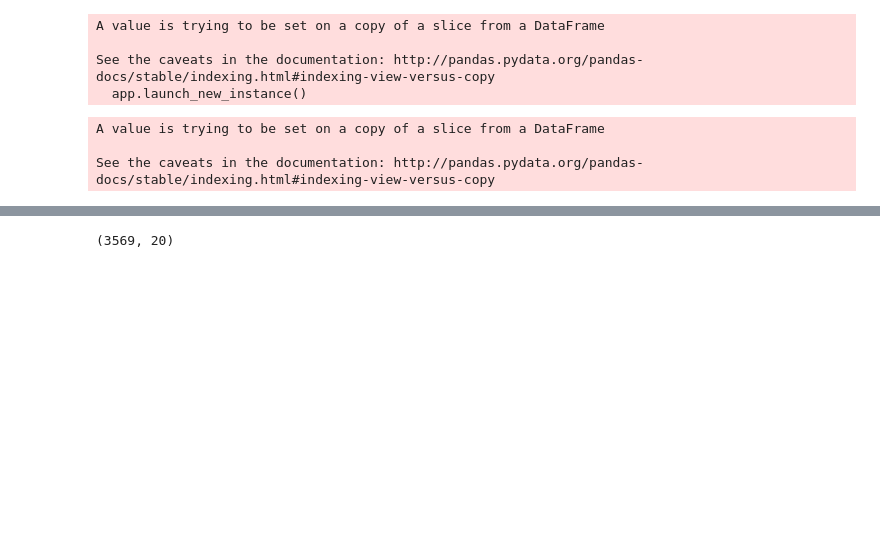
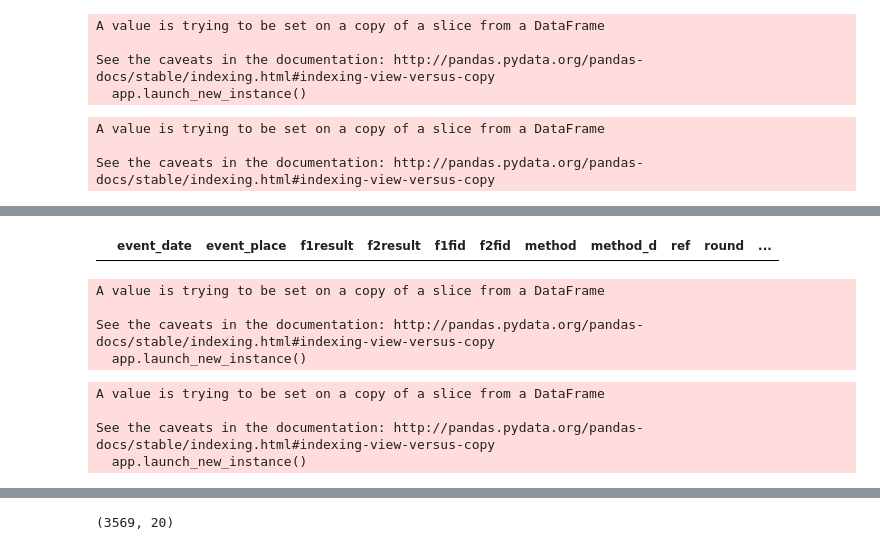
Before and after one commit to michael-j-sanders/DSI-SF-1-msanders2288, a Jupyter notebook: Final Project/UFC_Initial_coding.ipynb, the cells around one changed output, grey strips where cells are left out. Drawn from its saved outputs; the diff is of its cells as text; code cells hidden in the pictures; blank space fills up the shorter version.

```diff
--- a/Final Project/UFC_Initial_coding.ipynb
+++ b/Final Project/UFC_Initial_coding.ipynb
@@ -152,0 +217,4 @@ fights.head()
+# %%
+fights.ix[pd.isnull(fights['method_d'])]
+# %% [output]
+|  | event_date | event_place | f1result | f2result | f1fid | f2fid | method | method_d | ref | round | ... |
@@ -153,3 +245,25 @@ fights.head()
+# %%
+for i in range(len(fights)):
+    if pd.isnull(fights['ref'][i]) == True:
+        fights['ref'][i] = 'Unknown'
+    else:
+        pass
+# %% [output]
+A value is trying to be set on a copy of a slice from a DataFrame
+
+See the caveats in the documentation: http://pandas.pydata.org/pandas-docs/stable/indexing.html#indexing-view-versus-copy
+  app.launch_new_instance()
+# %%
+for i in range(len(fights)):
+    if pd.isnull(fights['time'][i]) == True:
+        fights['time'][i] = '10:01'
+    else:
+        pass
+# %% [output]
+A value is trying to be set on a copy of a slice from a DataFrame
+
+See the caveats in the documentation: http://pandas.pydata.org/pandas-docs/stable/indexing.html#indexing-view-versus-copy
+  app.launch_new_instance()
 # %%
 # print fightid
 # print len(fightid)
```
Also changed, not shown: parts of 29 cells of this notebook, 1 other file.
